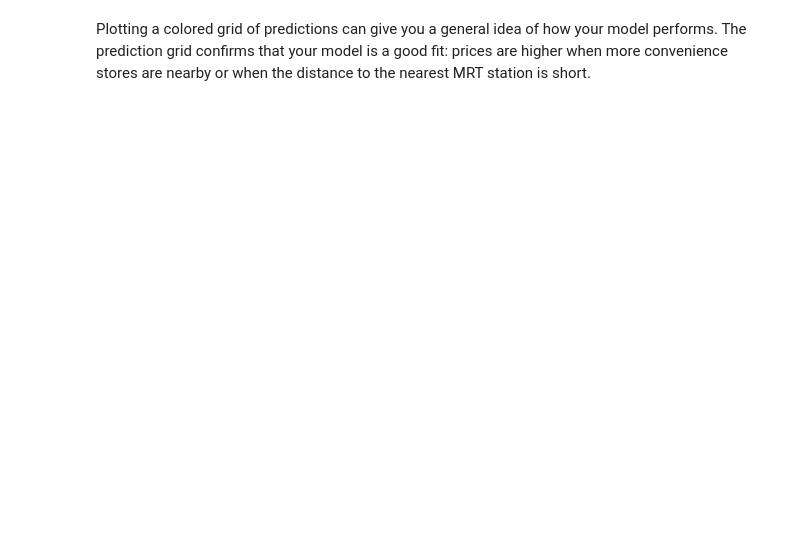
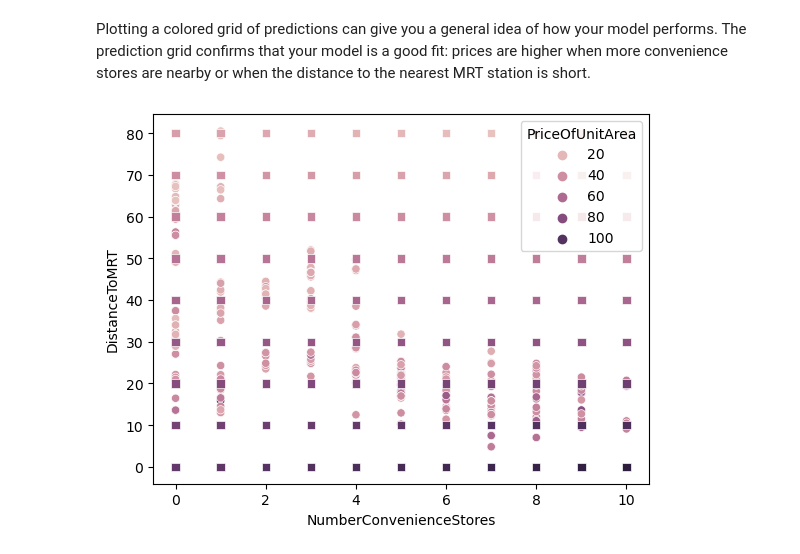
Before and after one commit to saalssall/Statistics_In_Python, a Jupyter notebook: Regression_statsmodel_2.ipynb, the cells around one changed output. Drawn from its saved outputs; the diff is of its cells as text; code cells hidden in the pictures; blank space fills up the shorter version.

Commit message:
Visualizing numeric variables with interactions

```diff
--- a/Regression_statsmodel_2.ipynb
+++ b/Regression_statsmodel_2.ipynb
@@ -698,2 +698,24 @@ plt.show()
 # %% [markdown]
 Plotting a colored grid of predictions can give you a general idea of how your model performs. The prediction grid confirms that your model is a good fit: prices are higher when more convenience stores are nearby or when the distance to the nearest MRT station is short.
+# %%
+# Convert to mdl_price_vs_conv_dist_inter
+mdl_price_vs_conv_dist_inter = ols("PriceOfUnitArea ~ NumberConvenienceStores * DistanceToMRT", data=taiwan_df).fit()
+
+# Use mdl_price_vs_conv_dist_inter to make predictions
+n_convenience = np.arange(0, 11)
+sqrt_dist_to_mrt_m = np.arange(0, 81, 10)
+p = product(n_convenience, sqrt_dist_to_mrt_m)
+explanatory_data = pd.DataFrame(p, columns=["NumberConvenienceStores", "DistanceToMRT"])
+prediction_data = explanatory_data.assign(
+    PriceOfUnitArea = mdl_price_vs_conv_dist_inter.predict(explanatory_data))
+
+# Create scatter plot of taiwan_real_estate
+sns.scatterplot(x = "NumberConvenienceStores", y = "DistanceToMRT", hue = "PriceOfUnitArea", data = taiwan_df)
+
+# Create scatter plot of prediction_data without legend
+sns.scatterplot(x = "NumberConvenienceStores", y = "DistanceToMRT",hue = "PriceOfUnitArea", data = prediction_data, marker = "s", legend = False)
+
+# Show the plot
+plt.show()
+# %% [output]
+[figure, added]
```
Also changed, not shown: parts of 3 cells of this notebook.
